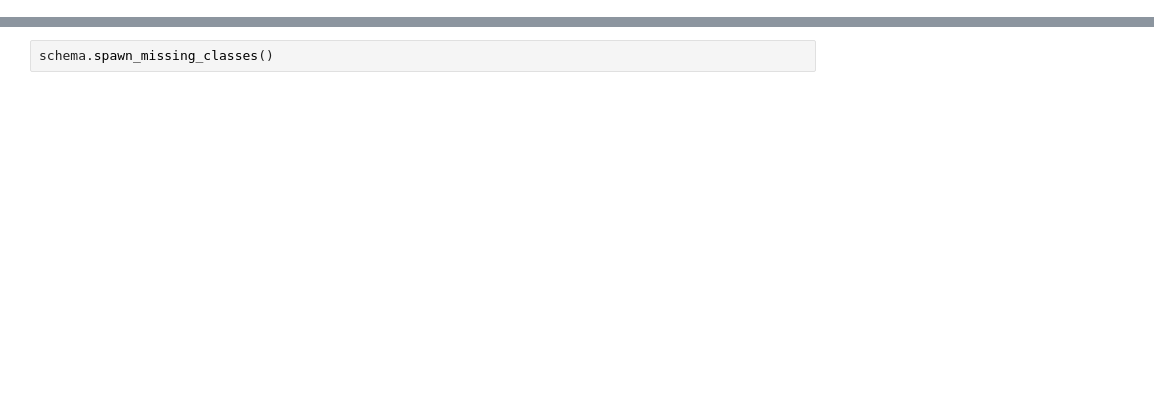
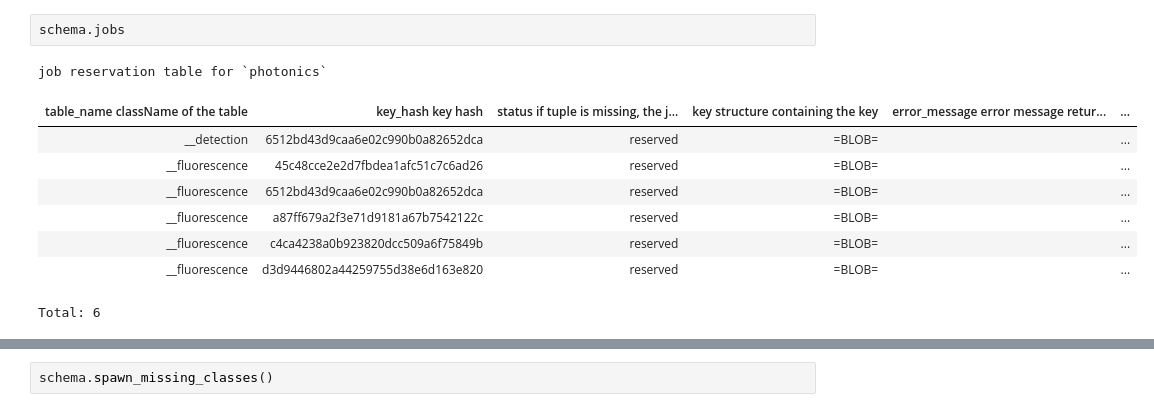
Before and after one commit to datajoint-company/neurophotonics, a Jupyter notebook: notebooks/Photonics.ipynb, the cells around one changed output, grey strips where cells are left out. Cells and saved outputs as stored; diff of their text form; blank space fills up the shorter version.

```diff
--- a/notebooks/Photonics.ipynb
+++ b/notebooks/Photonics.ipynb
@@ -5,0 +33,12 @@ from photonics.fields import *
+# %%
+schema.jobs
+# %% [output]
+job reservation table for `photonics`
+| table_name className of the table | key_hash key hash | status if tuple is missing, the j... | key structure containing the key | error_message error message retur... | ... |
+| __detection | 6512bd43d9caa6e02c990b0a82652dca | reserved | =BLOB= |  | ... |
+| __fluorescence | 45c48cce2e2d7fbdea1afc51c7c6ad26 | reserved | =BLOB= |  | ... |
+| __fluorescence | 6512bd43d9caa6e02c990b0a82652dca | reserved | =BLOB= |  | ... |
+| __fluorescence | a87ff679a2f3e71d9181a67b7542122c | reserved | =BLOB= |  | ... |
+| __fluorescence | c4ca4238a0b923820dcc509a6f75849b | reserved | =BLOB= |  | ... |
+| __fluorescence | d3d9446802a44259755d38e6d163e820 | reserved | =BLOB= |  | ... |
+Total: 6
```
Also changed, not shown: parts of 14 cells of this notebook, 3 other files.
